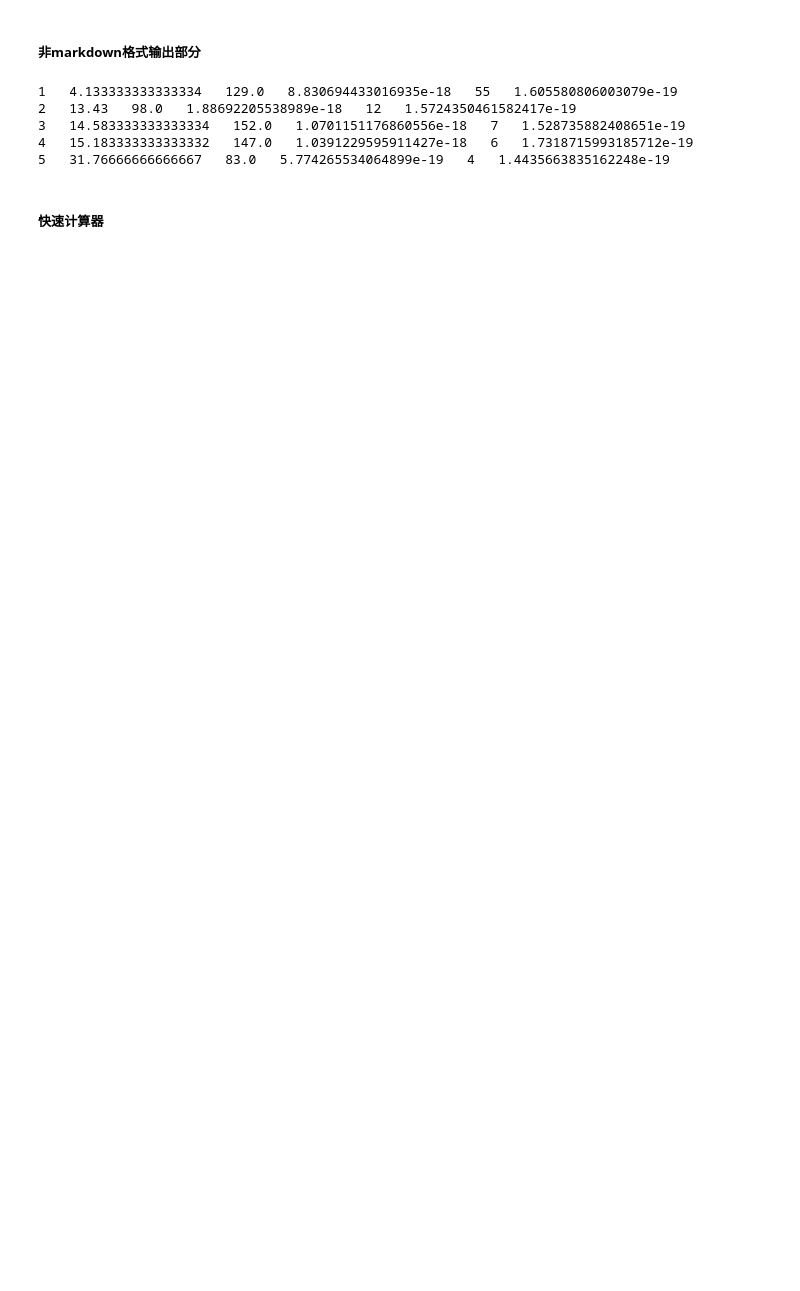
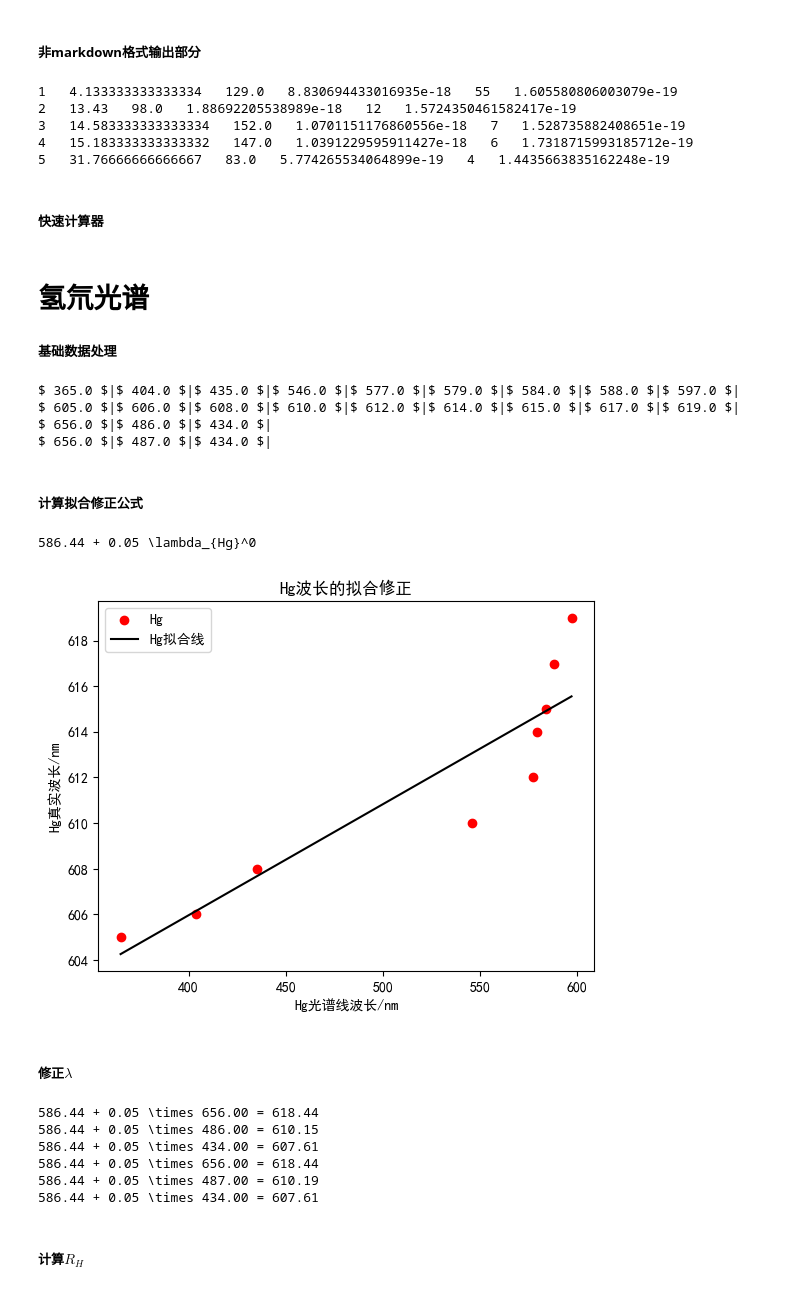
Before and after one commit to dark-but-spark/PHY104BExperiments-of-Fundamental-Physics, a Jupyter notebook: calculate.ipynb, the cells around one changed output. Cells and saved outputs as stored; diff of their text form; code cells hidden in the pictures; blank space fills up the shorter version.

```diff
--- a/calculate.ipynb
+++ b/calculate.ipynb
@@ -9,6 +9,7 @@ matplotlib.rcParams['font.sans-serif'] = ['SimHei'] # 用黑体显示中文
 def toMarkdown(x):
     s=format(x,'.2e')
     l=s.split('e')
+    l[1]=str(int(l[1]))
     return l[0]+'\\times10^{'+l[1]+'}'
 # %% [markdown]
 ## 1.单摆测量重力加速度
@@ -225,3 +226,73 @@ for i in range(1,n+1):
 # m[i]=round(q[i]/e0)
 # e[i]=q[i]/m[i]
 # print(i,' ',t[i],' ',U[i],' ',q[i],' ',m[i],' ',e[i])
+# %% [markdown]
+# 氢氘光谱
+##### 基础数据处理
+# %%
+f=open('氢氘.in','r')
+n=9
+Hg=[0]*(n+10)
+HgTrue=[0]*(n+10)
+s=f.readline().split()
+for i in range(1,10):
+    Hg[i]=float(s[i-1])
+    print("$",Hg[i],"$|",end='')
+print()
+s=f.readline().split()
+for i in range(1,10):
+    HgTrue[i]=float(s[i-1])
+    print("$",HgTrue[i],"$|",end='')
+print()
+H=[0]*(n+10)
+D=[0]*(n+10)
+
+s=f.readline().split()
+for i in range(3,6):
+    H[i]=float(s[i-3])
+    print("$",H[i],"$|",end='')
+print()
+s=f.readline().split()
+for i in range(3,6):
+    D[i]=float(s[i-3])
+    print("$",D[i],"$|",end='')
+print()
+f.close()
+# %% [output]
+$ 365.0 $|$ 404.0 $|$ 435.0 $|$ 546.0 $|$ 577.0 $|$ 579.0 $|$ 584.0 $|$ 588.0 $|$ 597.0 $|
+$ 605.0 $|$ 606.0 $|$ 608.0 $|$ 610.0 $|$ 612.0 $|$ 614.0 $|$ 615.0 $|$ 617.0 $|$ 619.0 $|
+$ 656.0 $|$ 486.0 $|$ 434.0 $|
+$ 656.0 $|$ 487.0 $|$ 434.0 $|
+# %% [markdown]
+##### 计算拟合修正公式
+# %%
+beta,apha= np.polyfit(Hg[1:10],HgTrue[1:10], 1)
+print(format(apha,'.2f'),'+',format(beta,'.2f'),'\\lambda_{Hg}^0')
+plt.scatter(Hg[1:10],HgTrue[1:10],label='Hg',color='red')
+plt.plot(Hg[1:10],[apha+beta*i for i in Hg[1:10]], color='black', label='Hg拟合线')
+plt.legend()
+plt.xlabel('Hg光谱线波长/nm')
+plt.ylabel('Hg真实波长/nm')
+plt.title('Hg波长的拟合修正')
+plt.show()
+# %% [output]
+586.44 + 0.05 \lambda_{Hg}^0
+[figure, added]
+# %% [markdown]
+##### 修正$\lambda$
+# %%
+for i in range(3,6):
+    print(format(apha,'.2f'),'+',format(beta,'.2f'),'\\times',format(H[i],'.2f'),'=',format(apha+beta*H[i],'.2f'))
+    H[i]=apha+beta*H[i]
+for i in range(3,6):
+    print(format(apha,'.2f'),'+',format(beta,'.2f'),'\\times',format(D[i],'.2f'),'=',format(apha+beta*D[i],'.2f'))
+    D[i]=apha+beta*D[i]
+# %% [output]
+586.44 + 0.05 \times 656.00 = 618.44
+586.44 + 0.05 \times 486.00 = 610.15
+586.44 + 0.05 \times 434.00 = 607.61
+586.44 + 0.05 \times 656.00 = 618.44
+586.44 + 0.05 \times 487.00 = 610.19
+586.44 + 0.05 \times 434.00 = 607.61
+# %% [markdown]
+##### 计算$R_H$
```
Also changed, not shown: parts of 6 cells of this notebook, 6 other files.
